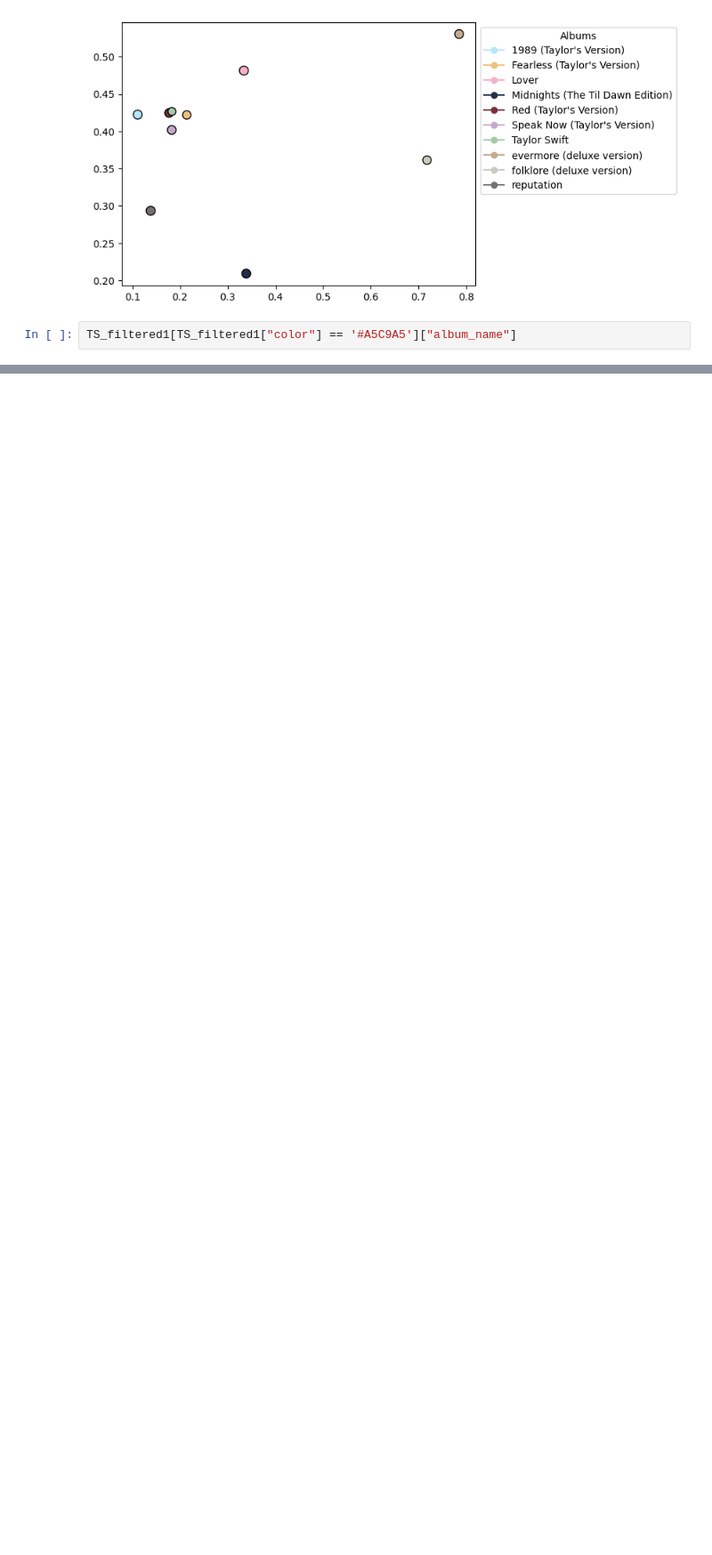
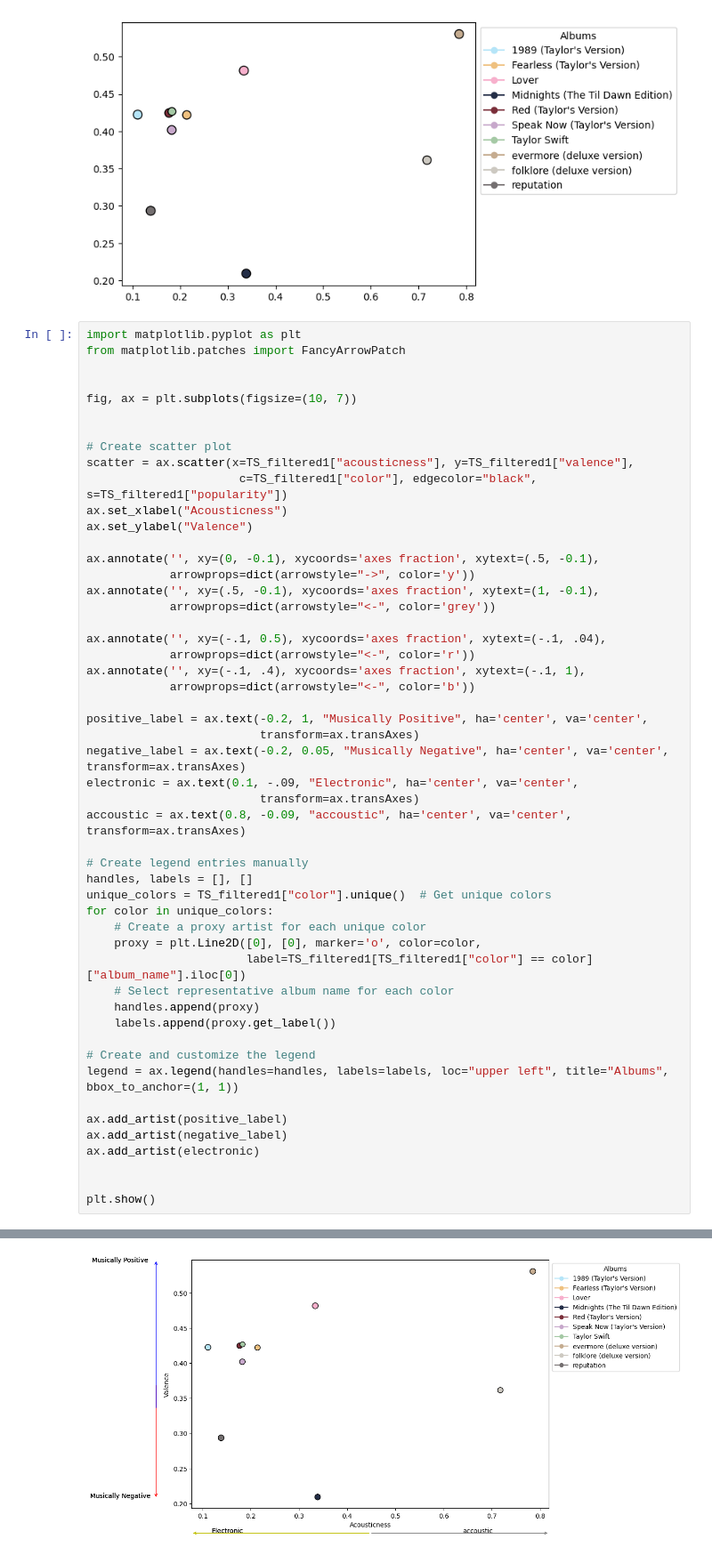
Before and after one commit to alebridegroom/taylor_swift_analysis, a Jupyter notebook: Spotify_API.ipynb, the cells around one changed output, grey strips where cells are left out. Shown at 89% size. Drawn from its saved outputs; the diff is of its cells as text; blank space fills up the shorter version.

```diff
--- a/Spotify_API.ipynb
+++ b/Spotify_API.ipynb
@@ -437,5 +436,54 @@ plt.show()
 # %% [output]
 [figure]
 # %%
-TS_filtered1[TS_filtered1["color"] == '#A5C9A5']["album_name"]
+import matplotlib.pyplot as plt
+from matplotlib.patches import FancyArrowPatch
+
+
+fig, ax = plt.subplots(figsize=(10, 7))
+
+
+# Create scatter plot
+scatter = ax.scatter(x=TS_filtered1["acousticness"], y=TS_filtered1["valence"],
+                      c=TS_filtered1["color"], edgecolor="black", s=TS_filtered1["popularity"])
+ax.set_xlabel("Acousticness")
+ax.set_ylabel("Valence")
+
+ax.annotate('', xy=(0, -0.1), xycoords='axes fraction', xytext=(.5, -0.1),
+            arrowprops=dict(arrowstyle="->", color='y'))
+ax.annotate('', xy=(.5, -0.1), xycoords='axes fraction', xytext=(1, -0.1),
+            arrowprops=dict(arrowstyle="<-", color='grey'))
+
+ax.annotate('', xy=(-.1, 0.5), xycoords='axes fraction', xytext=(-.1, .04),
+            arrowprops=dict(arrowstyle="<-", color='r'))
+ax.annotate('', xy=(-.1, .4), xycoords='axes fraction', xytext=(-.1, 1),
+            arrowprops=dict(arrowstyle="<-", color='b'))
+
+positive_label = ax.text(-0.2, 1, "Musically Positive", ha='center', va='center',
+                         transform=ax.transAxes)
+negative_label = ax.text(-0.2, 0.05, "Musically Negative", ha='center', va='center', transform=ax.transAxes)
+electronic = ax.text(0.1, -.09, "Electronic", ha='center', va='center',
+                         transform=ax.transAxes)
+accoustic = ax.text(0.8, -0.09, "accoustic", ha='center', va='center', transform=ax.transAxes)
+
+# Create legend entries manually
+handles, labels = [], []
+unique_colors = TS_filtered1["color"].unique()  # Get unique colors
+for color in unique_colors:
+    # Create a proxy artist for each unique color
+    proxy = plt.Line2D([0], [0], marker='o', color=color,
+                       label=TS_filtered1[TS_filtered1["color"] == color]["album_name"].iloc[0])
+    # Select representative album name for each color
+    handles.append(proxy)
+    labels.append(proxy.get_label())
+
+# Create and customize the legend
+legend = ax.legend(handles=handles, labels=labels, loc="upper left", title="Albums", bbox_to_anchor=(1, 1))
+
+ax.add_artist(positive_label)
+ax.add_artist(negative_label)
+ax.add_artist(electronic)
+
+
+plt.show()
 # %% [output]
@@ -443,0 +490 @@ TS_filtered1[TS_filtered1["color"] == '#A5C9A5']["album_name"]
+[figure, added]
```
Also changed, not shown: parts of 9 cells of this notebook, 30 other files.
